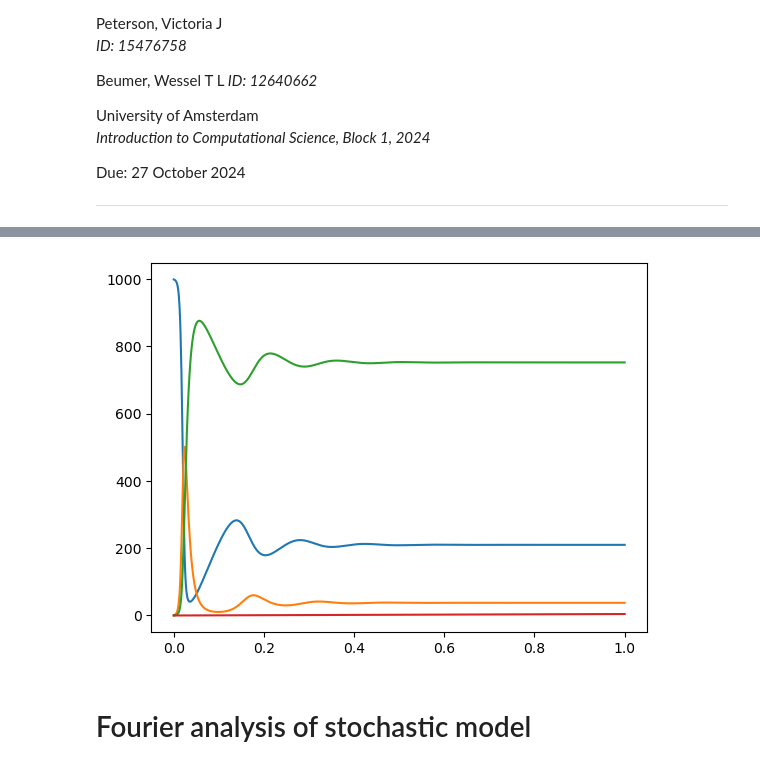
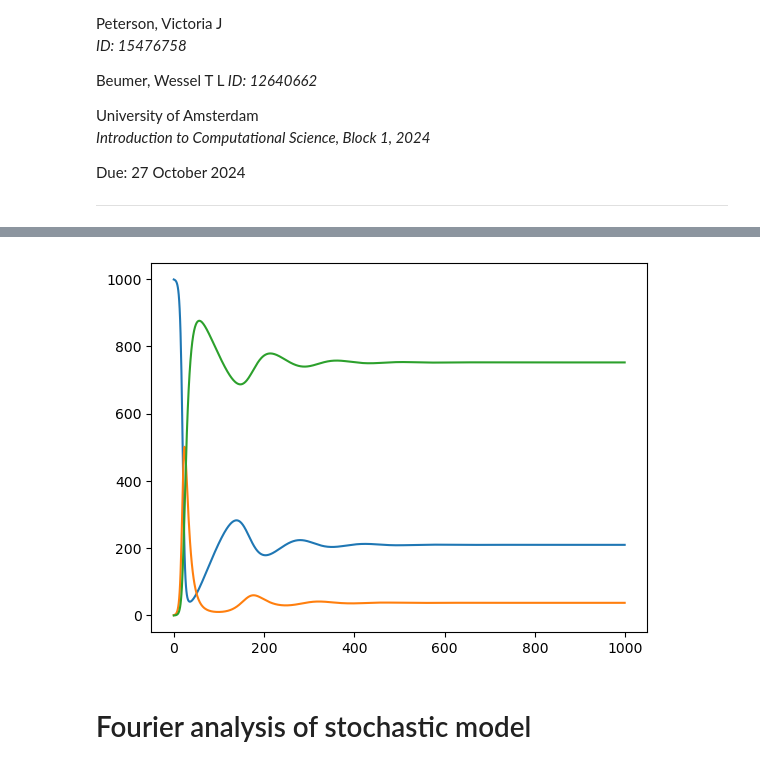
Before and after one commit to VictorianHues/Stochastic-SpatialModels_Assignment2, a Jupyter notebook: old_Peterson_15476758_Beumer_12640662_assignment2.ipynb, the cells around one changed output, grey strips where cells are left out. Saved outputs shown, nothing was run; the diff lists cells and outputs as text; code cells hidden in the pictures.

```diff
--- a/old_Peterson_15476758_Beumer_12640662_assignment2.ipynb
+++ b/old_Peterson_15476758_Beumer_12640662_assignment2.ipynb
@@ -237,12 +237,12 @@ plt.show()
 # %%
 plt.figure()
 plt.plot(deterministicModel.results.time, deterministicModel.results.S_List, label='S')
 plt.plot(deterministicModel.results.time, deterministicModel.results.I_List, label='I')
 plt.plot(deterministicModel.results.time, deterministicModel.results.R_List, label='R')
-plt.plot(deterministicModel.results.time, sinewave(deterministicModel.results.time))
+# plt.plot(deterministicModel.results.time, sinewave(deterministicModel.results.time))
 plt.show()
 # %% [output]
-[figure, old version]
+[figure, new version]
 # %% [markdown]
 # Fourier analysis of stochastic model
 # %%
```
Also changed, not shown: parts of 6 cells of this notebook.
